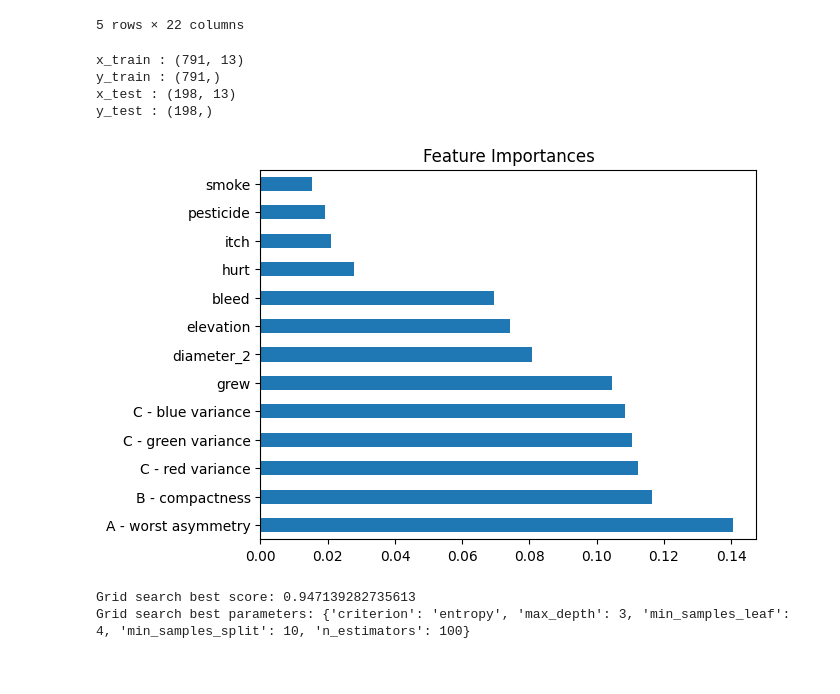
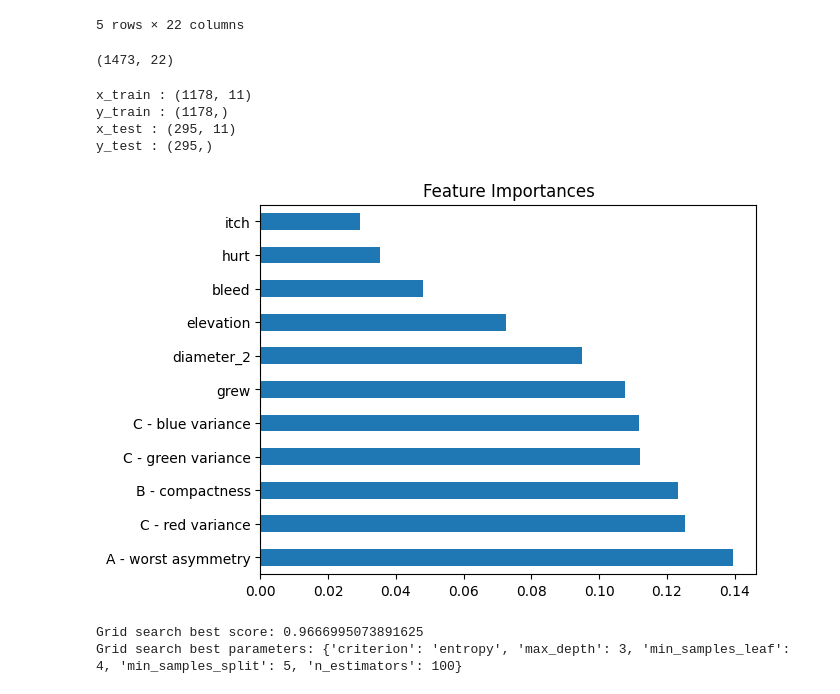
Before and after one commit to mirkagem/2025-FYP-groupG, a Jupyter notebook: model_combined.ipynb, the cells around one changed output. Drawn from its saved outputs; the diff is of its cells as text; code cells hidden in the pictures.

Commit message:
updated combined model

```diff
--- a/model_combined.ipynb
+++ b/model_combined.ipynb
@@ -49,34 +50,37 @@ Index(['A - worst asymmetry', 'B - compactness', 'C - red variance',
 | 3 | 1.853331e+06 | -2.390464 | 2.952702 | 3.592146 | 4.158397 | ... |
 | 4 | 2.544890e+06 | 0.713480 | 0.615600 | 2.970867 | 3.926450 | ... |
 5 rows × 22 columns
+# %%
+combined_df.shape
+# %% [output]
+(1473, 22)
 # %%
 features_to_include = ['A - worst asymmetry', 'B - compactness', 'C - red variance',
        'C - green variance', 'C - blue variance',
-       'bleed', 'elevation', 'grew', 'hurt', 'itch', 'diameter_2', 'pesticide',
-       'smoke']
+       'bleed', 'elevation', 'grew', 'hurt', 'itch', 'diameter_2']
 
 y = combined_df['Cancer'].copy()
 x = combined_df[features_to_include]
 x_train, x_test, y_train, y_test = train_test_split(x, y, test_size=0.2, stratify=y, random_state=101) #stratify = y makes sure that both training and test sets preserve the original class proportions.
 
 print(f'x_train : {x_train.shape}')
 print(f'y_train : {y_train.shape}')
 print(f'x_test : {x_test.shape}')
 print(f'y_test : {y_test.shape}')
 
 rf_model = RandomForestClassifier()
 rf_model.fit(x_train, y_train)
 
 feat_importances = pd.Series(rf_model.feature_importances_, index=x.columns)
 feat_importances.nlargest(20).plot(kind='barh')
 plt.title("Feature Importances")
 plt.show()
 # %% [output]
-x_train : (791, 13)
-y_train : (791,)
-x_test : (198, 13)
-y_test : (198,)
+x_train : (1178, 11)
+y_train : (1178,)
+x_test : (295, 11)
+y_test : (295,)
-[figure, old version]
+[figure, new version]
 # %%
 param_grid = [{
     'n_estimators':[100,200,500], #More trees = better performance up to a point, then diminishing returns.
@@ -105,8 +109,8 @@ print(f'Grid search best parameters: {grid_search.best_params_}')
 #Training the rf with what criteria recomended by grid search (= best parameters)
 best_params = grid_search.best_params_
 # %% [output]
-Grid search best score: 0.947139282735613
-Grid search best parameters: {'criterion': 'entropy', 'max_depth': 3, 'min_samples_leaf': 4, 'min_samples_split': 10, 'n_estimators': 100}
+Grid search best score: 0.9666995073891625
+Grid search best parameters: {'criterion': 'entropy', 'max_depth': 3, 'min_samples_leaf': 4, 'min_samples_split': 5, 'n_estimators': 100}
 # %%
 rf_final = RandomForestClassifier(**best_params, random_state=101)
 rf_final.fit(x_train, y_train)
```
Also changed, not shown: parts of 4 cells of this notebook, 1 other file.
